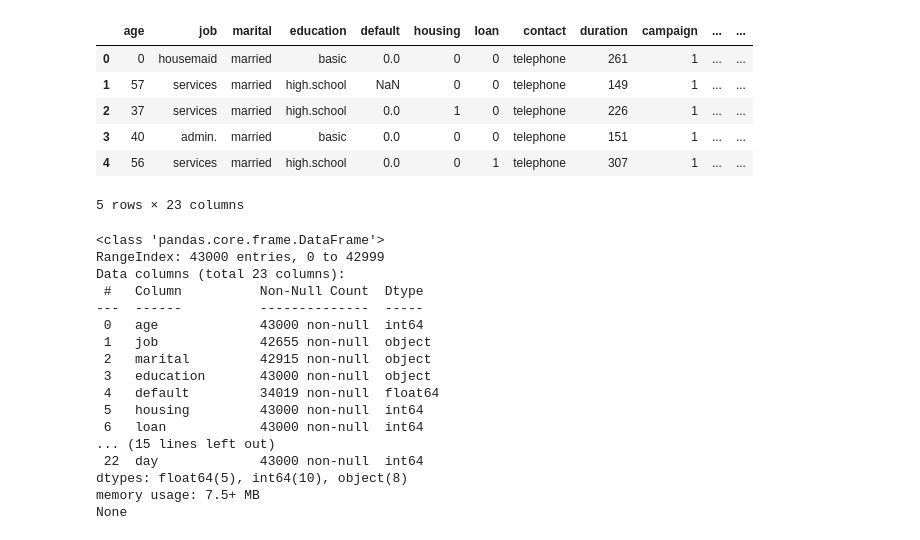
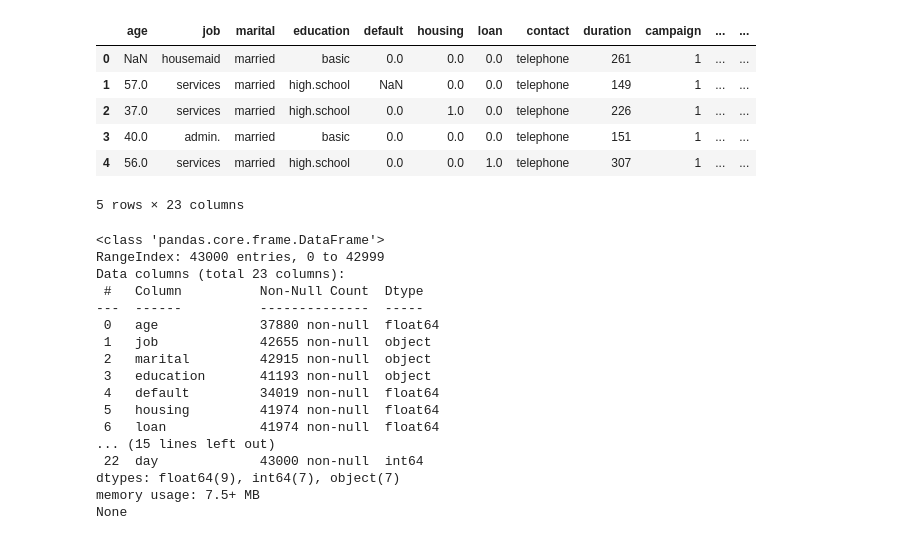
Before and after one commit to LaraHueli/EDA_Bank_Marketing_Analysis, a Jupyter notebook: jupyters/limpieza.ipynb, the cells around one changed output. Saved outputs shown, nothing was run; the diff lists cells and outputs as text; code cells hidden in the pictures.

```diff
--- a/jupyters/limpieza.ipynb
+++ b/jupyters/limpieza.ipynb
@@ -211,30 +212,30 @@ df.to_csv(f'{ruta}/bank-cleaned.csv', index=False)
 # %%
+df_cleaned = pd.read_csv('../data/bank_limpio.csv')
 
-df_cleaned = pd.read_csv('../data/data_transformacion/bank-cleaned.csv')
 display(df_cleaned.head())  # Ver las primeras filas
 print(df_cleaned.info())  # Ver estructura y tipos de datos
 # %% [output]
 |  | age | job | marital | education | default | housing | loan | contact | duration | campaign | ... | ... |
-| 0 | 0 | housemaid | married | basic | 0.0 | 0 | 0 | telephone | 261 | 1 | ... | ... |
-| 1 | 57 | services | married | high.school | NaN | 0 | 0 | telephone | 149 | 1 | ... | ... |
-| 2 | 37 | services | married | high.school | 0.0 | 1 | 0 | telephone | 226 | 1 | ... | ... |
-| 3 | 40 | admin. | married | basic | 0.0 | 0 | 0 | telephone | 151 | 1 | ... | ... |
-| 4 | 56 | services | married | high.school | 0.0 | 0 | 1 | telephone | 307 | 1 | ... | ... |
+| 0 | NaN | housemaid | married | basic | 0.0 | 0.0 | 0.0 | telephone | 261 | 1 | ... | ... |
+| 1 | 57.0 | services | married | high.school | NaN | 0.0 | 0.0 | telephone | 149 | 1 | ... | ... |
+| 2 | 37.0 | services | married | high.school | 0.0 | 1.0 | 0.0 | telephone | 226 | 1 | ... | ... |
+| 3 | 40.0 | admin. | married | basic | 0.0 | 0.0 | 0.0 | telephone | 151 | 1 | ... | ... |
+| 4 | 56.0 | services | married | high.school | 0.0 | 0.0 | 1.0 | telephone | 307 | 1 | ... | ... |
 5 rows × 23 columns
 <class 'pandas.core.frame.DataFrame'>
 RangeIndex: 43000 entries, 0 to 42999
 Data columns (total 23 columns):
  #   Column          Non-Null Count  Dtype
 ---  ------          --------------  -----
- 0   age             43000 non-null  int64
+ 0   age             37880 non-null  float64
  1   job             42655 non-null  object
  2   marital         42915 non-null  object
- 3   education       43000 non-null  object
+ 3   education       41193 non-null  object
  4   default         34019 non-null  float64
- 5   housing         43000 non-null  int64
- 6   loan            43000 non-null  int64
+ 5   housing         41974 non-null  float64
+ 6   loan            41974 non-null  float64
 ... (15 lines left out)
  22  day             43000 non-null  int64
-dtypes: float64(5), int64(10), object(8)
+dtypes: float64(9), int64(7), object(7)
 memory usage: 7.5+ MB
 None
```
Also changed, not shown: parts of 9 cells of this notebook, 4 other files.
